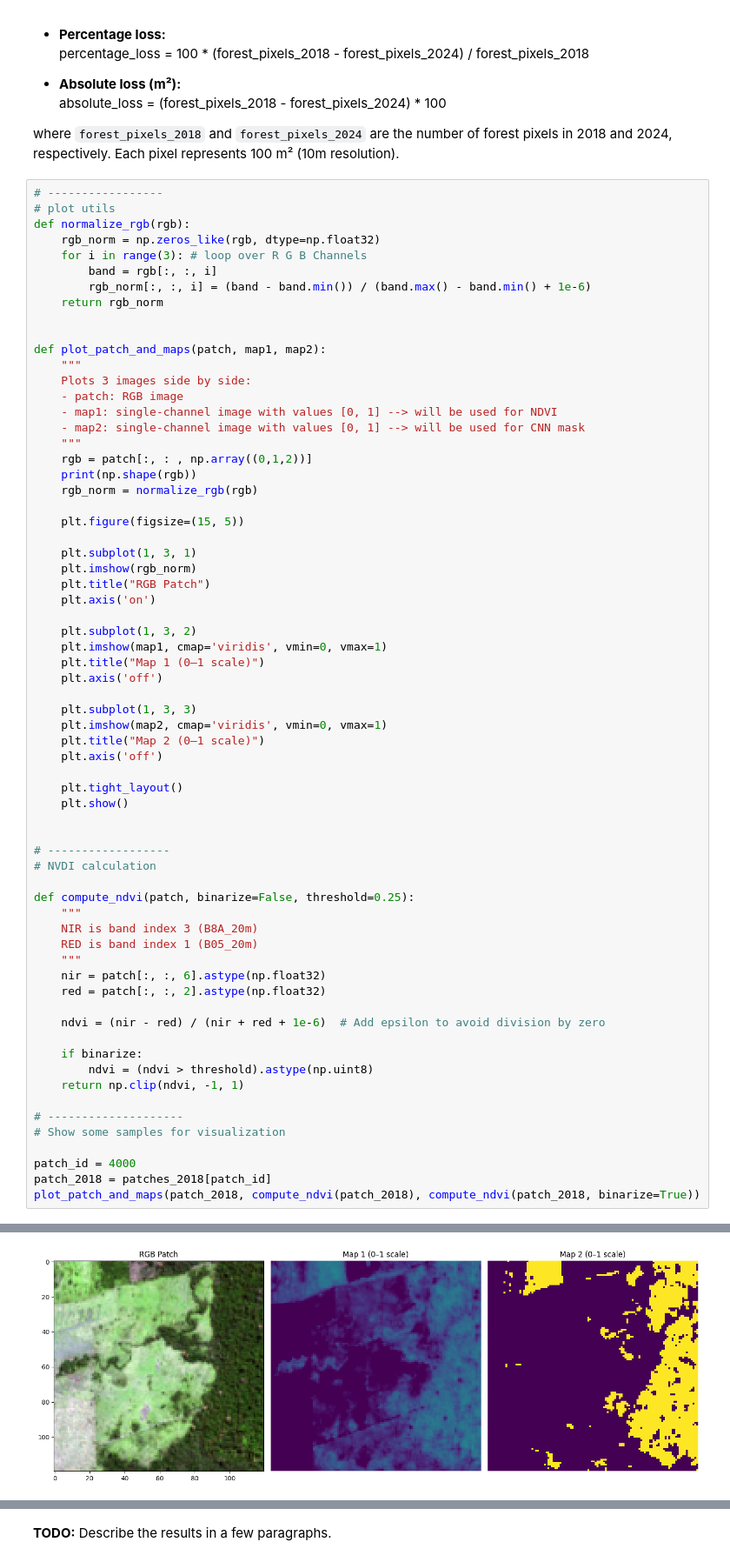
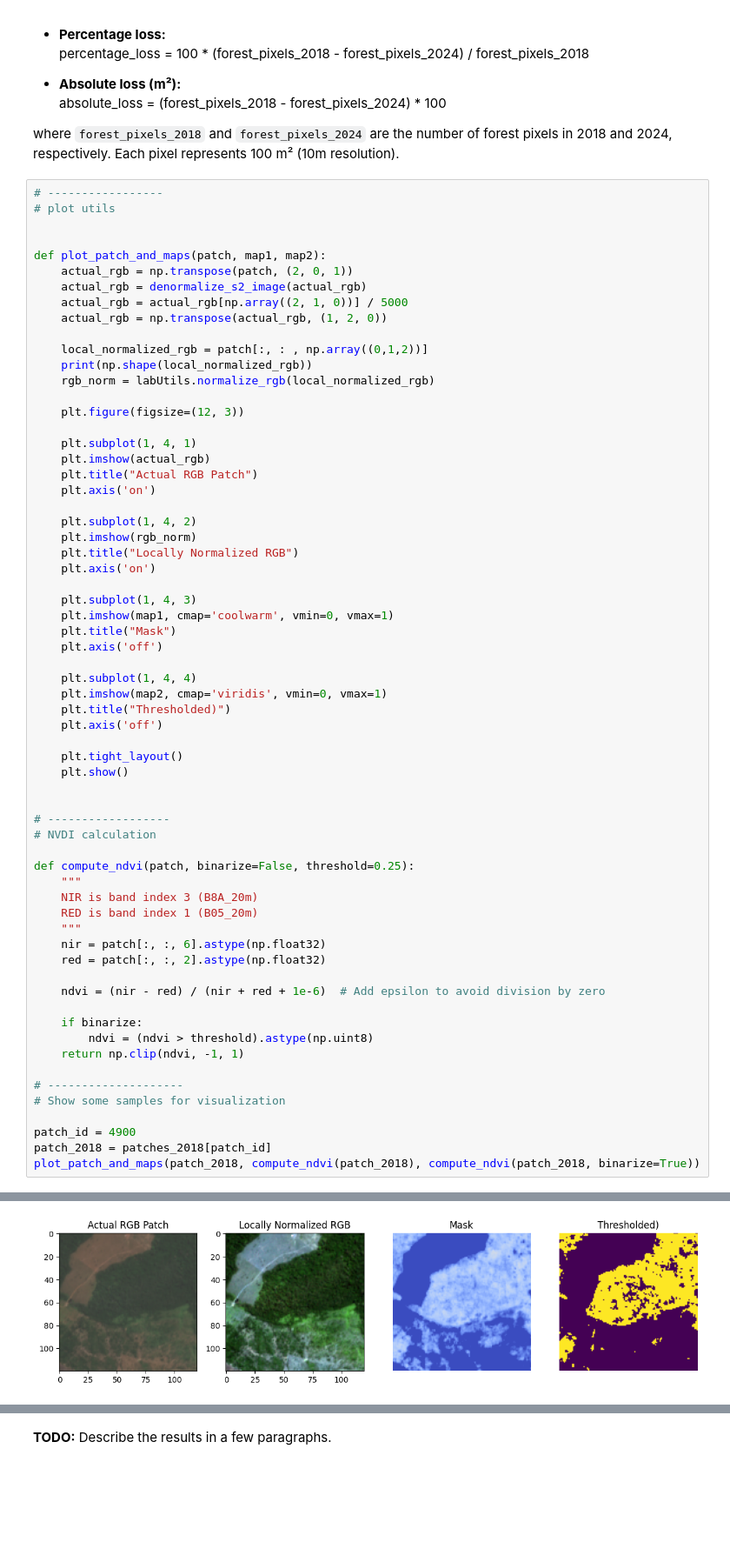
Before and after one commit to aalolexx/copersnicus-deforestation-ml-analysis, a Jupyter notebook: src/ipl4eo_miniproject_2025/Task_3.ipynb, the cells around one changed output, grey strips where cells are left out. Shown at 87% size. Drawn from its saved outputs; the diff is of its cells as text; blank space fills up the shorter version.

```diff
--- a/src/ipl4eo_miniproject_2025/Task_3.ipynb
+++ b/src/ipl4eo_miniproject_2025/Task_3.ipynb
@@ -255,72 +269,70 @@ where `forest_pixels_2018` and `forest_pixels_2024` are the number of forest pix
 # %%
 # -----------------
 # plot utils
-def normalize_rgb(rgb):
-    rgb_norm = np.zeros_like(rgb, dtype=np.float32)
-    for i in range(3): # loop over R G B Channels
-        band = rgb[:, :, i]
-        rgb_norm[:, :, i] = (band - band.min()) / (band.max() - band.min() + 1e-6)
-    return rgb_norm
 
 
 def plot_patch_and_maps(patch, map1, map2):
-    """
-    Plots 3 images side by side:
-    - patch: RGB image
-    - map1: single-channel image with values [0, 1] --> will be used for NDVI
-    - map2: single-channel image with values [0, 1] --> will be used for CNN mask
-    """
-    rgb = patch[:, : , np.array((0,1,2))]
-    print(np.shape(rgb))
-    rgb_norm = normalize_rgb(rgb)
+    actual_rgb = np.transpose(patch, (2, 0, 1))
+    actual_rgb = denormalize_s2_image(actual_rgb)
+    actual_rgb = actual_rgb[np.array((2, 1, 0))] / 5000
+    actual_rgb = np.transpose(actual_rgb, (1, 2, 0))
 
-    plt.figure(figsize=(15, 5))
+    local_normalized_rgb = patch[:, : , np.array((0,1,2))]
+    print(np.shape(local_normalized_rgb))
+    rgb_norm = labUtils.normalize_rgb(local_normalized_rgb)
 
-    plt.subplot(1, 3, 1)
-    plt.imshow(rgb_norm)
-    plt.title("RGB Patch")
+    plt.figure(figsize=(12, 3))
+
+    plt.subplot(1, 4, 1)
+    plt.imshow(actual_rgb)
+    plt.title("Actual RGB Patch")
     plt.axis('on')
 
-    plt.subplot(1, 3, 2)
-    plt.imshow(map1, cmap='viridis', vmin=0, vmax=1)
-    plt.title("Map 1 (0–1 scale)")
+    plt.subplot(1, 4, 2)
+    plt.imshow(rgb_norm)
+    plt.title("Locally Normalized RGB")
+    plt.axis('on')
+
+    plt.subplot(1, 4, 3)
+    plt.imshow(map1, cmap='coolwarm', vmin=0, vmax=1)
+    plt.title("Mask")
     plt.axis('off')
 
-    plt.subplot(1, 3, 3)
+    plt.subplot(1, 4, 4)
     plt.imshow(map2, cmap='viridis', vmin=0, vmax=1)
-    plt.title("Map 2 (0–1 scale)")
+    plt.title("Thresholded)")
     plt.axis('off')
 
     plt.tight_layout()
     plt.show()
 
 
 # ------------------
 # NVDI calculation
 
 def compute_ndvi(patch, binarize=False, threshold=0.25):
     """
     NIR is band index 3 (B8A_20m)
     RED is band index 1 (B05_20m)
     """
     nir = patch[:, :, 6].astype(np.float32)
     red = patch[:, :, 2].astype(np.float32)
 
     ndvi = (nir - red) / (nir + red + 1e-6)  # Add epsilon to avoid division by zero
 
     if binarize:
         ndvi = (ndvi > threshold).astype(np.uint8)
     return np.clip(ndvi, -1, 1)
 
 # --------------------
 # Show some samples for visualization
 
-patch_id = 4000
+patch_id = 4900
 patch_2018 = patches_2018[patch_id]
 plot_patch_and_maps(patch_2018, compute_ndvi(patch_2018), compute_ndvi(patch_2018, binarize=True))
 # %% [output]
 (120, 120, 3)
-[figure, old version]
+[figure, new version]
 # %%
 # --------------------
 # CNN Model Prediction
```
Also changed, not shown: parts of 5 cells of this notebook, 2 other files.
